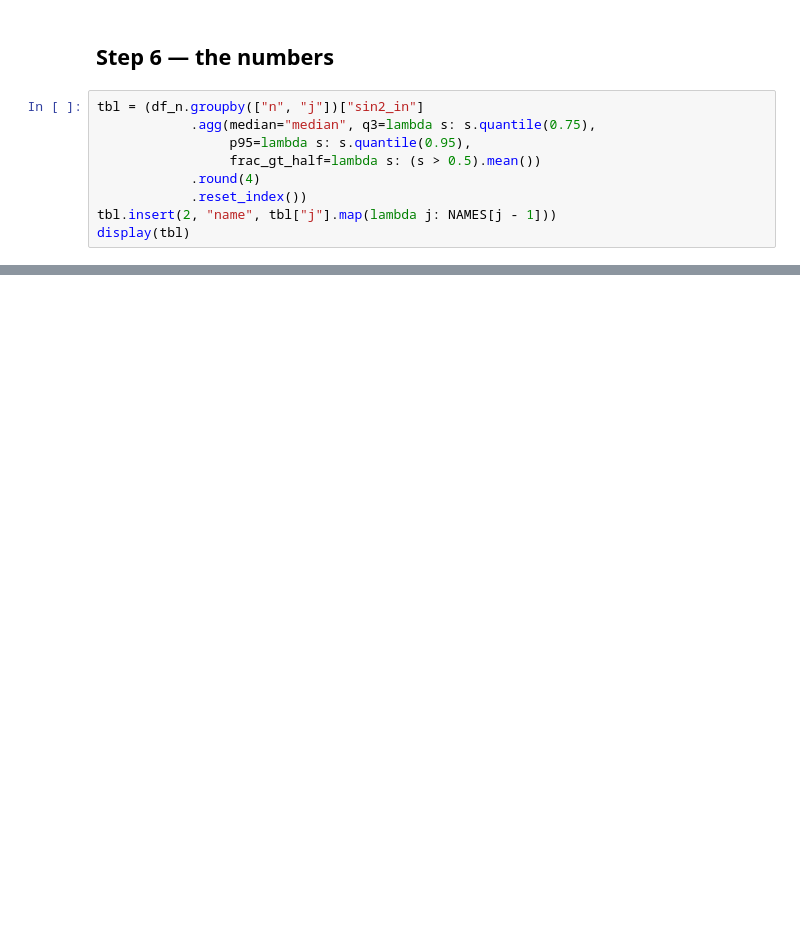
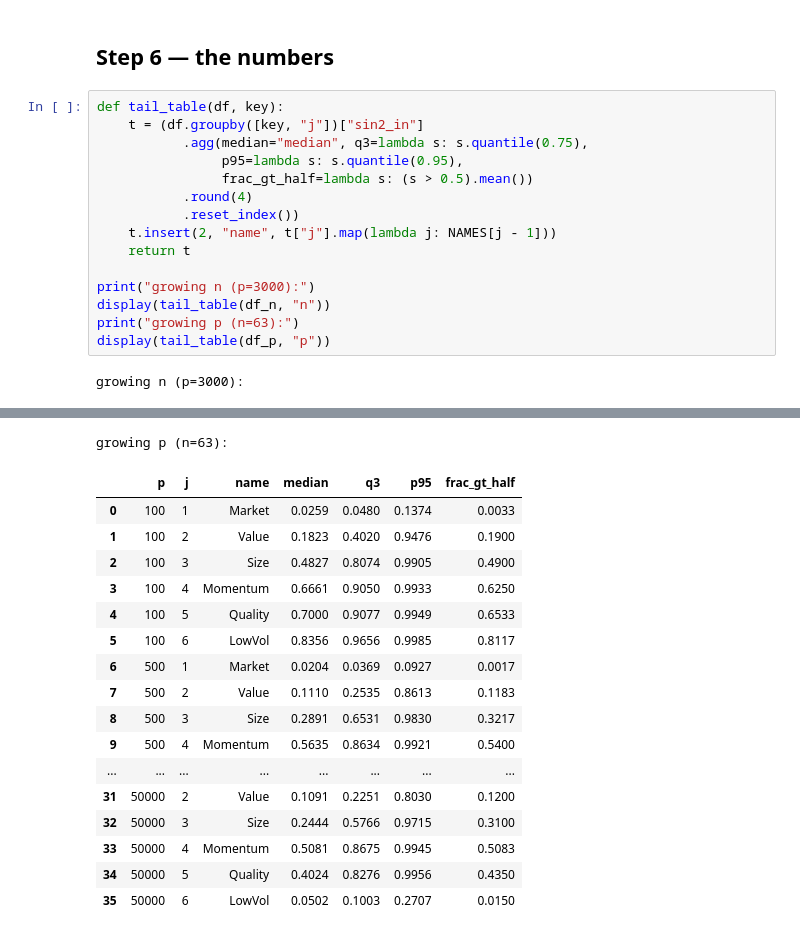
Before and after one commit to nlgac/factor_lab, a Jupyter notebook: ex-7_six_factor_rotation.ipynb, the cells around one changed output, grey strips where cells are left out. Saved outputs shown, nothing was run; the diff lists cells and outputs as text; blank space fills up the shorter version.

```diff
--- a/ex-7_six_factor_rotation.ipynb
+++ b/ex-7_six_factor_rotation.ipynb
@@ -270,32 +324,57 @@ for f1 in range(1, K):
 # %% [markdown]
 ## Step 6 — the numbers
 # %%
-tbl = (df_n.groupby(["n", "j"])["sin2_in"]
-            .agg(median="median", q3=lambda s: s.quantile(0.75),
-                 p95=lambda s: s.quantile(0.95),
-                 frac_gt_half=lambda s: (s > 0.5).mean())
-            .round(4)
-            .reset_index())
-tbl.insert(2, "name", tbl["j"].map(lambda j: NAMES[j - 1]))
-display(tbl)
+def tail_table(df, key):
+    t = (df.groupby([key, "j"])["sin2_in"]
+           .agg(median="median", q3=lambda s: s.quantile(0.75),
+                p95=lambda s: s.quantile(0.95),
+                frac_gt_half=lambda s: (s > 0.5).mean())
+           .round(4)
+           .reset_index())
+    t.insert(2, "name", t["j"].map(lambda j: NAMES[j - 1]))
+    return t
+
+print("growing n (p=3000):")
+display(tail_table(df_n, "n"))
+print("growing p (n=63):")
+display(tail_table(df_p, "p"))
 # %% [output]
+growing n (p=3000):
 |  | n | j | name | median | q3 | p95 | frac_gt_half |
 | 0 | 20 | 1 | Market | 0.0556 | 0.1188 | 0.3767 | 0.0367 |
 | 1 | 20 | 2 | Value | 0.3878 | 0.7717 | 0.9863 | 0.4267 |
 | 2 | 20 | 3 | Size | 0.7251 | 0.9377 | 0.9977 | 0.6817 |
 | 3 | 20 | 4 | Momentum | 0.7423 | 0.9519 | 0.9974 | 0.7283 |
 | 4 | 20 | 5 | Quality | 0.7234 | 0.9366 | 0.9979 | 0.6983 |
 | 5 | 20 | 6 | LowVol | 0.4335 | 0.8136 | 0.9893 | 0.4433 |
 | 6 | 63 | 1 | Market | 0.0176 | 0.0348 | 0.0837 | 0.0050 |
 | 7 | 63 | 2 | Value | 0.1201 | 0.2959 | 0.9005 | 0.1717 |
 | 8 | 63 | 3 | Size | 0.3165 | 0.6662 | 0.9809 | 0.3567 |
 | 9 | 63 | 4 | Momentum | 0.4989 | 0.8564 | 0.9944 | 0.5000 |
 | ... | ... | ... | ... | ... | ... | ... | ... |
 | 13 | 250 | 2 | Value | 0.0261 | 0.0528 | 0.1547 | 0.0200 |
 | 14 | 250 | 3 | Size | 0.0614 | 0.1154 | 0.4285 | 0.0417 |
 | 15 | 250 | 4 | Momentum | 0.1518 | 0.4453 | 0.9656 | 0.2233 |
 | 16 | 250 | 5 | Quality | 0.1084 | 0.3878 | 0.9562 | 0.2067 |
 | 17 | 250 | 6 | LowVol | 0.0113 | 0.0208 | 0.0395 | 0.0017 |
+growing p (n=63):
+|  | p | j | name | median | q3 | p95 | frac_gt_half |
+| 0 | 100 | 1 | Market | 0.0259 | 0.0480 | 0.1374 | 0.0033 |
+| 1 | 100 | 2 | Value | 0.1823 | 0.4020 | 0.9476 | 0.1900 |
+| 2 | 100 | 3 | Size | 0.4827 | 0.8074 | 0.9905 | 0.4900 |
+| 3 | 100 | 4 | Momentum | 0.6661 | 0.9050 | 0.9933 | 0.6250 |
+| 4 | 100 | 5 | Quality | 0.7000 | 0.9077 | 0.9949 | 0.6533 |
+| 5 | 100 | 6 | LowVol | 0.8356 | 0.9656 | 0.9985 | 0.8117 |
+| 6 | 500 | 1 | Market | 0.0204 | 0.0369 | 0.0927 | 0.0017 |
+| 7 | 500 | 2 | Value | 0.1110 | 0.2535 | 0.8613 | 0.1183 |
+| 8 | 500 | 3 | Size | 0.2891 | 0.6531 | 0.9830 | 0.3217 |
+| 9 | 500 | 4 | Momentum | 0.5635 | 0.8634 | 0.9921 | 0.5400 |
+| ... | ... | ... | ... | ... | ... | ... | ... |
+| 31 | 50000 | 2 | Value | 0.1091 | 0.2251 | 0.8030 | 0.1200 |
+| 32 | 50000 | 3 | Size | 0.2444 | 0.5766 | 0.9715 | 0.3100 |
+| 33 | 50000 | 4 | Momentum | 0.5081 | 0.8675 | 0.9945 | 0.5083 |
+| 34 | 50000 | 5 | Quality | 0.4024 | 0.8276 | 0.9956 | 0.4350 |
+| 35 | 50000 | 6 | LowVol | 0.0502 | 0.1003 | 0.2707 | 0.0150 |
 # %% [markdown]
 ---
 ## Change log
```
Also changed, not shown: parts of 7 cells of this notebook.
